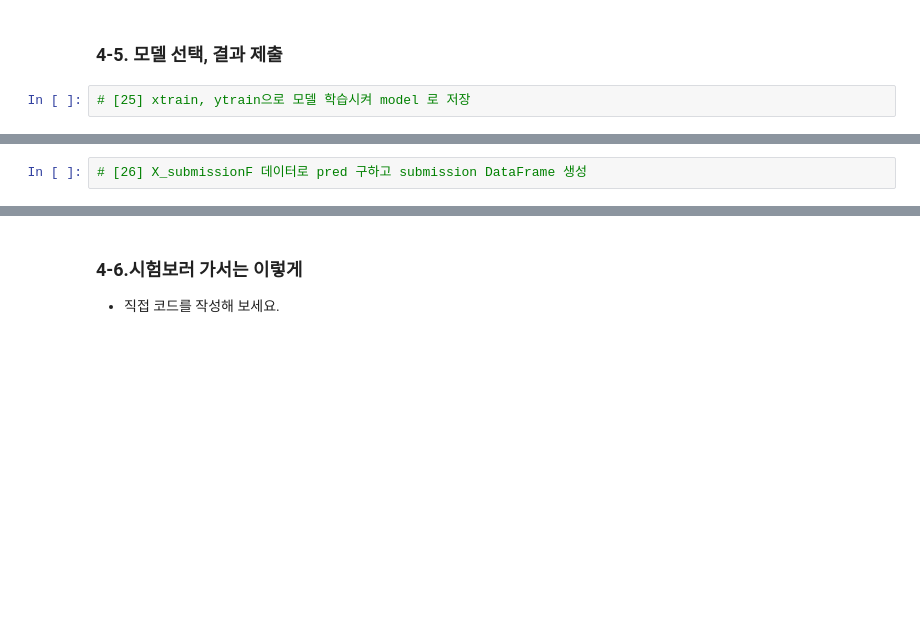
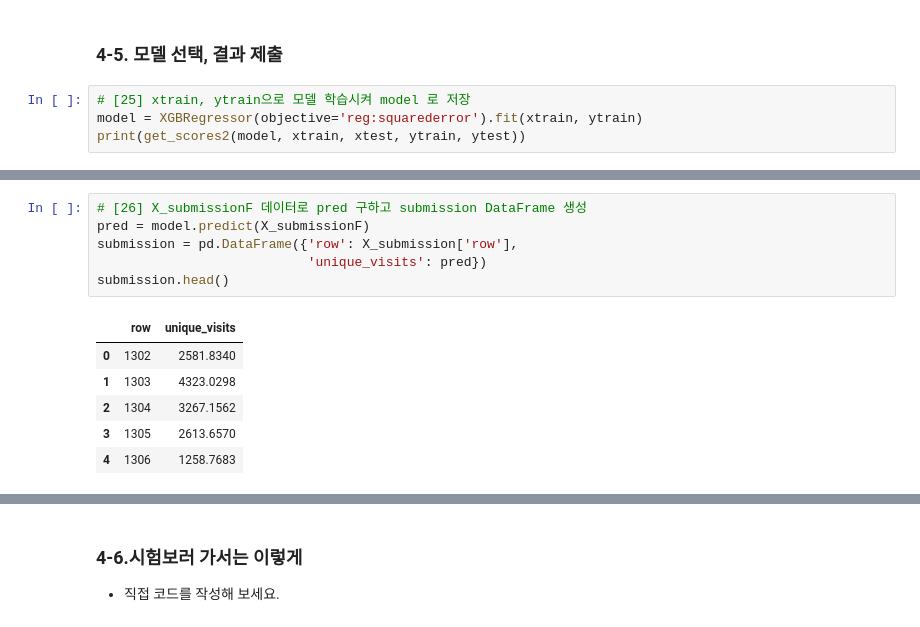
Before and after one commit to localtic/bigdata, a Jupyter notebook: [ML_04]_regression_LAB.ipynb, the cells around one changed output, grey strips where cells are left out. Cells and saved outputs as stored; diff of their text form; blank space fills up the shorter version.

```diff
--- a/[ML_04]_regression_LAB.ipynb
+++ b/[ML_04]_regression_LAB.ipynb
@@ -986,3 +1023,5 @@ warnings.filterwarnings('ignore')
 ### 4-5. 모델 선택, 결과 제출
 # %%
 # [25] xtrain, ytrain으로 모델 학습시켜 model 로 저장
+model = XGBRegressor(objective='reg:squarederror').fit(xtrain, ytrain)
+print(get_scores2(model, xtrain, xtest, ytrain, ytest))
@@ -989,4 +1037,15 @@ warnings.filterwarnings('ignore')
 # %%
 # [26] X_submissionF 데이터로 pred 구하고 submission DataFrame 생성
+pred = model.predict(X_submissionF)
+submission = pd.DataFrame({'row': X_submission['row'],
+                           'unique_visits': pred})
+submission.head()
+# %% [output]
+|  | row | unique_visits |
+| 0 | 1302 | 2581.8340 |
+| 1 | 1303 | 4323.0298 |
+| 2 | 1304 | 3267.1562 |
+| 3 | 1305 | 2613.6570 |
+| 4 | 1306 | 1258.7683 |
 # %%
 # [27] xtrain2, ytrain2으로 모델 학습시켜 model 로 저장
```
Also changed, not shown: parts of 20 cells of this notebook.
